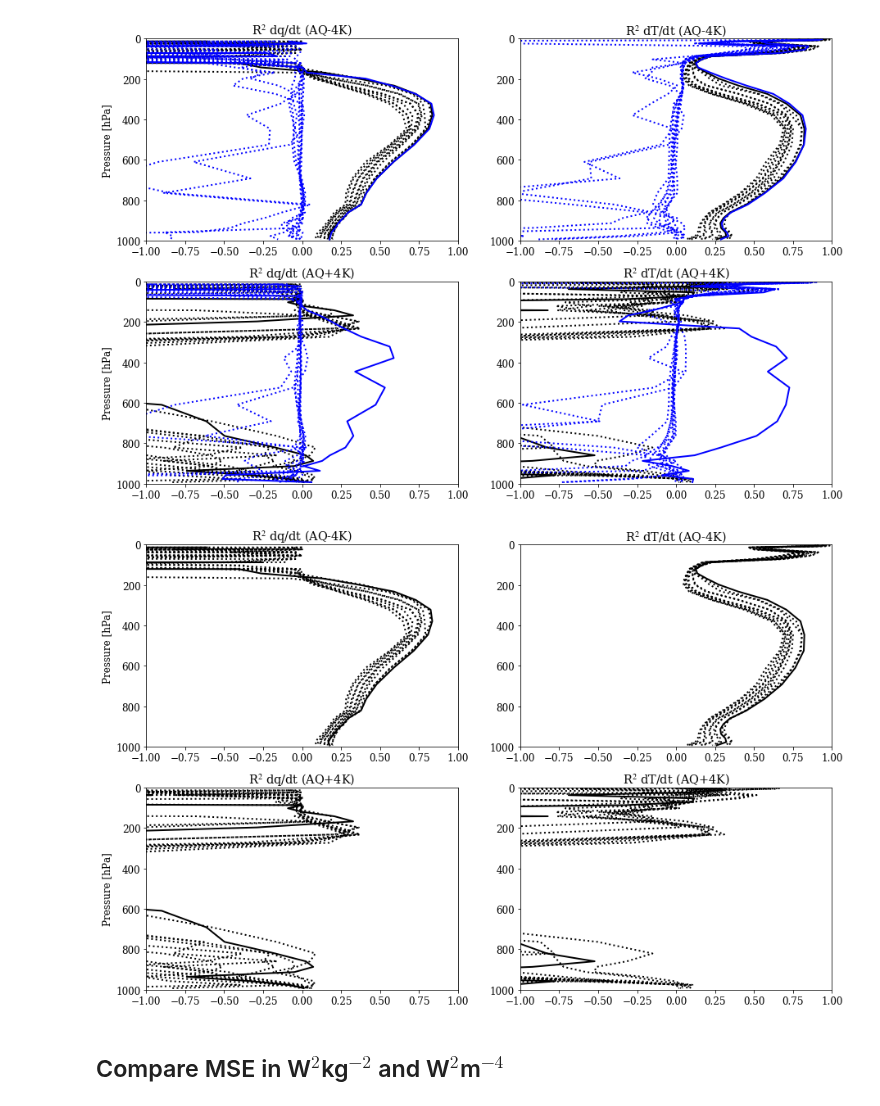
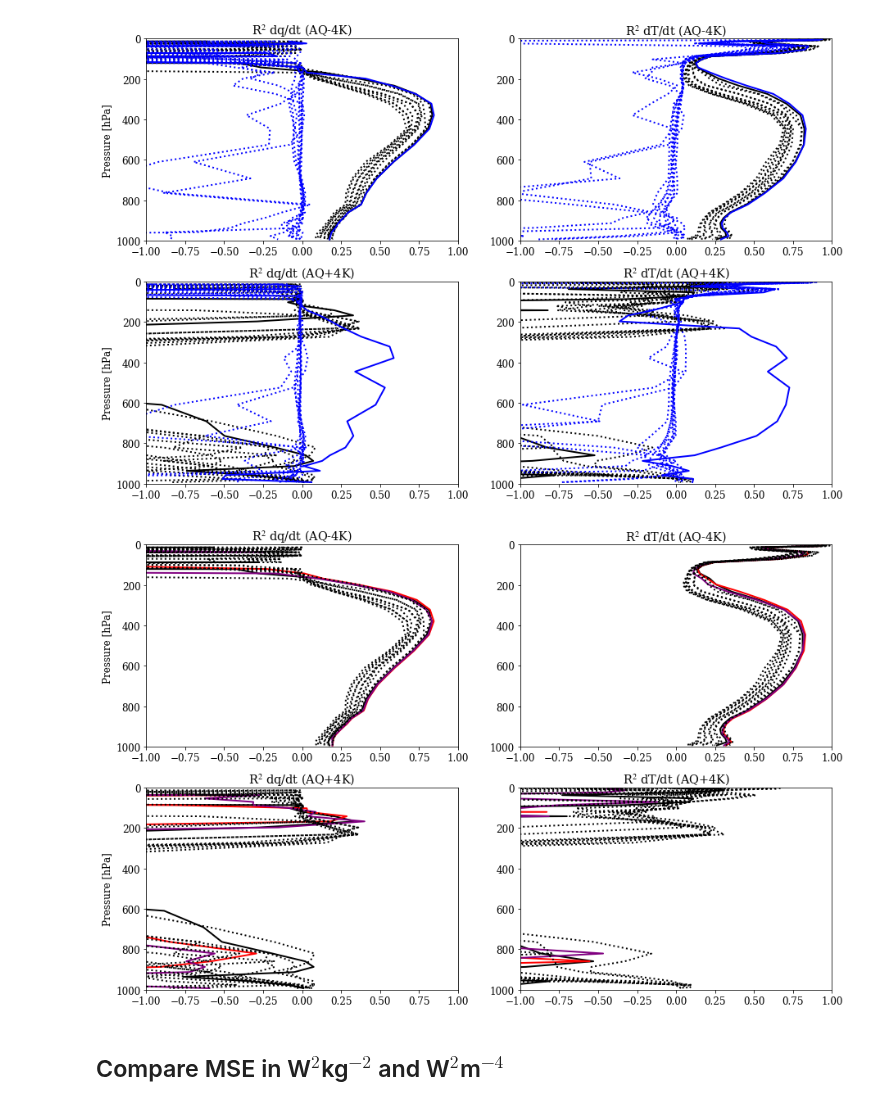
Before and after one commit to BradleyStanleyClamp/CBRAIN-CAM-MLINV, a Jupyter notebook: notebooks/tbeucler_devlog/097_Jerry_Runs_Offline_Analysis.ipynb, the cells around one changed output. Saved outputs shown, nothing was run; the diff lists cells and outputs as text; code cells hidden in the pictures.

```diff
--- a/notebooks/tbeucler_devlog/097_Jerry_Runs_Offline_Analysis.ipynb
+++ b/notebooks/tbeucler_devlog/097_Jerry_Runs_Offline_Analysis.ipynb
@@ -271,3 +310,5 @@ for ipath,path in enumerate(path_Tom):
                                       lev=None, interm_size=40,
                                       lower_lim=6,is_continous=True,Tnot=5,
                                       epsQ=1e-3,epsT=1,mode='train')
+# %%
+test2_m4K = {}; test2_p4K = {};
@@ -279,7 +351,7 @@ lat_ind = np.arange(0,64)
 Nbatches = 50
 b_random = np.random.choice(np.linspace(0,5700,5701),size=((Nbatches,)),replace=False).astype('int')
 # %%
-MSE = {}; MSE_gen = {}; INP = {}; VAR = {}; MSEJ = {}; MSEJ_gen = {}
+MSE = {}; MSE_gen = {}; INP = {}; VAR = {}; MSEJ = {}; MSEJ_gen = {}; VAR_gen = {};
 # %% [markdown]
 ## Tom's NNs
 # %%
@@ -426,12 +546,16 @@ fig, ax = plt.subplots(2,2,figsize=(15,10))
 
 for row,dataset in enumerate(['AQ-4K','AQ+4K']):
 
-    path = '/DFS-L/DATA/pritchard/tbeucler/SPCAM/HDF5_DATA/2021_04_26_NN.hdf5'
-    ipath = 0
-    mse_q = np.mean(MSE_gen[dataset][path][:30,:],axis=1)
+    mse_q = np.mean(MSE_gen[dataset]['/DFS-L/DATA/pritchard/tbeucler/SPCAM/HDF5_DATA/2021_04_26_NN.hdf5'][:30,:],axis=1)
+    mse_q2_1 = np.mean(MSE_gen[dataset]['/DFS-L/DATA/pritchard/tbeucler/SPCAM/HDF5_DATA/2022_07_25_NN_BF_CLR_m4K_BF.hdf5']\
+                       [30:60,:],axis=1)
+    mse_q2_2 = np.mean(MSE_gen[dataset]['/DFS-L/DATA/pritchard/tbeucler/SPCAM/HDF5_DATA/2022_07_25_NN_BF_m4K_BF.hdf5']\
+                       [30:60,:],axis=1)
     if firsttime==1: label='Tom'; firsttime=0;
     else: label=''
-    ax[row][0].plot(mse_q,lev,color=Color[ipath],label=label)
+    ax[row][0].plot(mse_q,lev,color=Color[0],label=label)
+    ax[row][0].plot(mse_q2_1,lev,color='r',label='CLR')
+    ax[row][0].plot(mse_q2_2,lev,color='purple',label='BF')
     ax[row][0].set_ylim((1000,0))
     ax[row][0].set_ylabel('Pressure [hPa]')
     ax[row][0].set_title('MSE dq/dt [W/m$^{2}$] ('+dataset+')')
@@ -445,8 +569,14 @@ for row,dataset in enumerate(['AQ-4K','AQ+4K']):
     if row==0: ax[row][0].legend()
 
 
-    mse_T = np.mean(MSE_gen[dataset][path][30:60,:],axis=1)
+    mse_T = np.mean(MSE_gen[dataset]['/DFS-L/DATA/pritchard/tbeucler/SPCAM/HDF5_DATA/2021_04_26_NN.hdf5'][30:60,:],axis=1)
+    mse_T2_1 = np.mean(MSE_gen[dataset]['/DFS-L/DATA/pritchard/tbeucler/SPCAM/HDF5_DATA/2022_07_25_NN_BF_CLR_m4K_BF.hdf5']\
+                       [:30,:],axis=1)
+    mse_T2_2 = np.mean(MSE_gen[dataset]['/DFS-L/DATA/pritchard/tbeucler/SPCAM/HDF5_DATA/2022_07_25_NN_BF_m4K_BF.hdf5']\
+                       [:30,:],axis=1)
     ax[row][1].plot(mse_T,lev,color=Color[ipath])
+    ax[row][1].plot(mse_T2_1,lev,color='r')
+    ax[row][1].plot(mse_T2_2,lev,color='purple')
     ax[row][1].set_ylim((1000,0))
     ax[row][1].set_title('MSE dT/dt [W/m$^{2}$] ('+dataset+')')
 
@@ -528,40 +658,57 @@ for row,dataset in enumerate(['AQ-4K','AQ+4K']):
 warnings.filterwarnings('ignore')
 fig, ax = plt.subplots(2,2,figsize=(15,10))
 
+path = '/DFS-L/DATA/pritchard/tbeucler/SPCAM/HDF5_DATA/2021_04_26_NN.hdf5'
+ipath = 0
+path2_1 = path_Tom_2[0]
+path2_2 = path_Tom_2[1]
+
 for row,dataset in enumerate(['AQ-4K','AQ+4K']):
-    path = '/DFS-L/DATA/pritchard/tbeucler/SPCAM/HDF5_DATA/2021_04_26_NN.hdf5'
-    ipath = 0
+
+
 
     R2_q = 1-(np.mean(MSE_gen[dataset][path][:30,:],axis=1)/\
               np.var(VAR[dataset][path][:,:,:,:30],axis=(0,1,2)))
+    R2_q1 = 1-(np.mean(MSE_gen[dataset][path2_1][30:60,:],axis=1)/\
+              np.var(VAR[dataset][path2_1][:,:,:,30:60],axis=(0,1,2)))
+    R2_q2 = 1-(np.mean(MSE_gen[dataset][path2_2][30:60,:],axis=1)/\
+              np.var(VAR[dataset][path2_2][:,:,:,30:60],axis=(0,1,2)))
     ax[row][0].plot(R2_q,lev,color=Color[ipath])
+    ax[row][0].plot(R2_q1,lev,color='r')
+    ax[row][0].plot(R2_q2,lev,color='purple')
     ax[row][0].set_ylim((1000,0))
     ax[row][0].set_xlim((-1,1))
     ax[row][0].set_ylabel('Pressure [hPa]')
     ax[row][0].set_title('R$^{2}$ dq/dt ('+dataset+')')
 
     for dropout in range(5):
         for BN in (['True','False']):
             R2_q = 1-(np.mean(MSE_gen[dataset][Inp_name[ipath]][dropout][BN][:30,:],axis=1)/\
                       (np.var(VAR[dataset][Inp_name[ipath]]\
                               [dropout][BN][:,:,:,:30],axis=(0,1,2))))
             ax[row][0].plot(R2_q,lev,color=Color[ipath],linestyle=':')
 
     R2_T = 1-(np.mean(MSE_gen[dataset][path][30:60,:],axis=1)/\
               np.var(VAR[dataset][path][:,:,:,30:60],axis=(0,1,2)))
+    R2_T1 = 1-(np.mean(MSE_gen[dataset][path2_1][:30,:],axis=1)/\
+              np.var(VAR[dataset][path2_1][:,:,:,:30],axis=(0,1,2)))
+    R2_T2 = 1-(np.mean(MSE_gen[dataset][path2_2][:30,:],axis=1)/\
+              np.var(VAR[dataset][path2_2][:,:,:,:30],axis=(0,1,2)))
     ax[row][1].plot(R2_T,lev,color=Color[ipath])
+    ax[row][1].plot(R2_T1,lev,color='r')
+    ax[row][1].plot(R2_T2,lev,color='purple')
     ax[row][1].set_ylim((1000,0))
     ax[row][1].set_xlim((-1,1))
     ax[row][1].set_title('R$^{2}$ dT/dt ('+dataset+')')
 
     for dropout in range(5):
         for BN in (['True','False']):
             R2_T = 1-(np.mean(MSE_gen[dataset][Inp_name[ipath]][dropout][BN][30:60,:],axis=1)/\
                       (np.var(VAR[dataset][Inp_name[ipath]]\
                               [dropout][BN][:,:,:,30:60],axis=(0,1,2))))
             ax[row][1].plot(R2_T,lev,color=Color[ipath],linestyle=':')
 # %% [output]
-[figure, old version]
+[figure, new version]
 # %% [markdown]
 ## Compare MSE in W$^{2}$kg$^{-2}$ and W$^{2}$m$^{-4}$
 # %%
```
Also changed, not shown: parts of 19 cells of this notebook.
